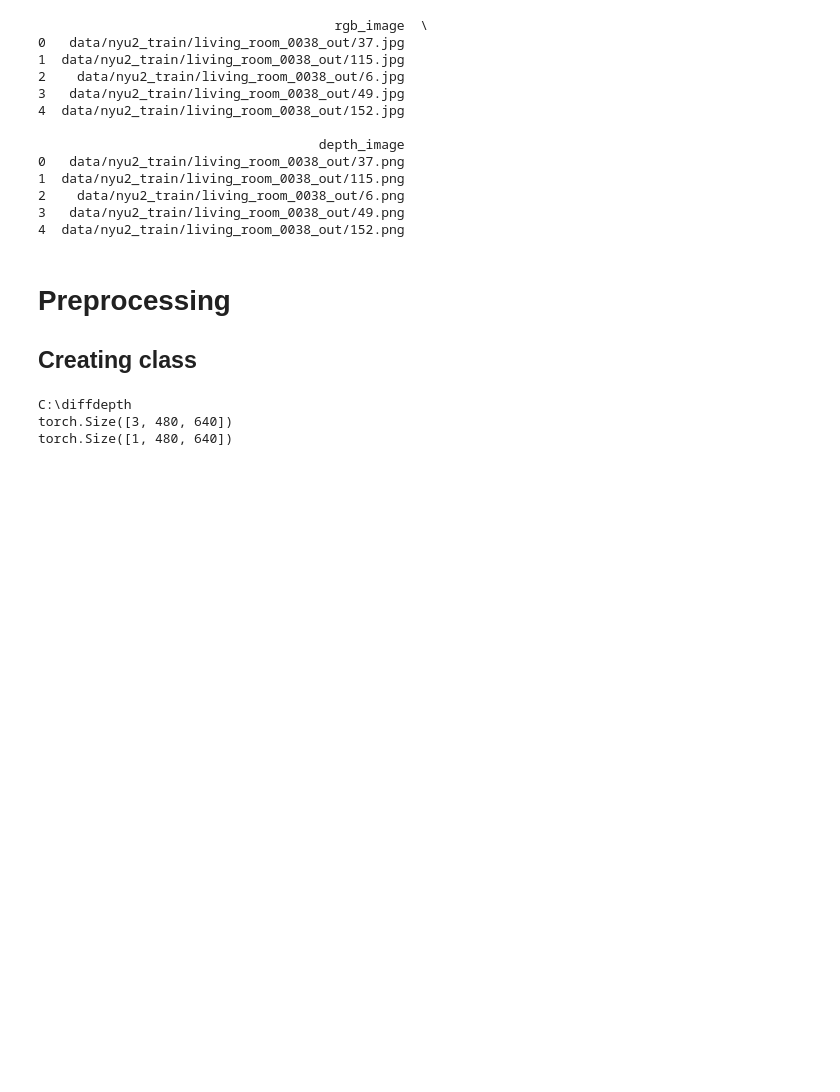
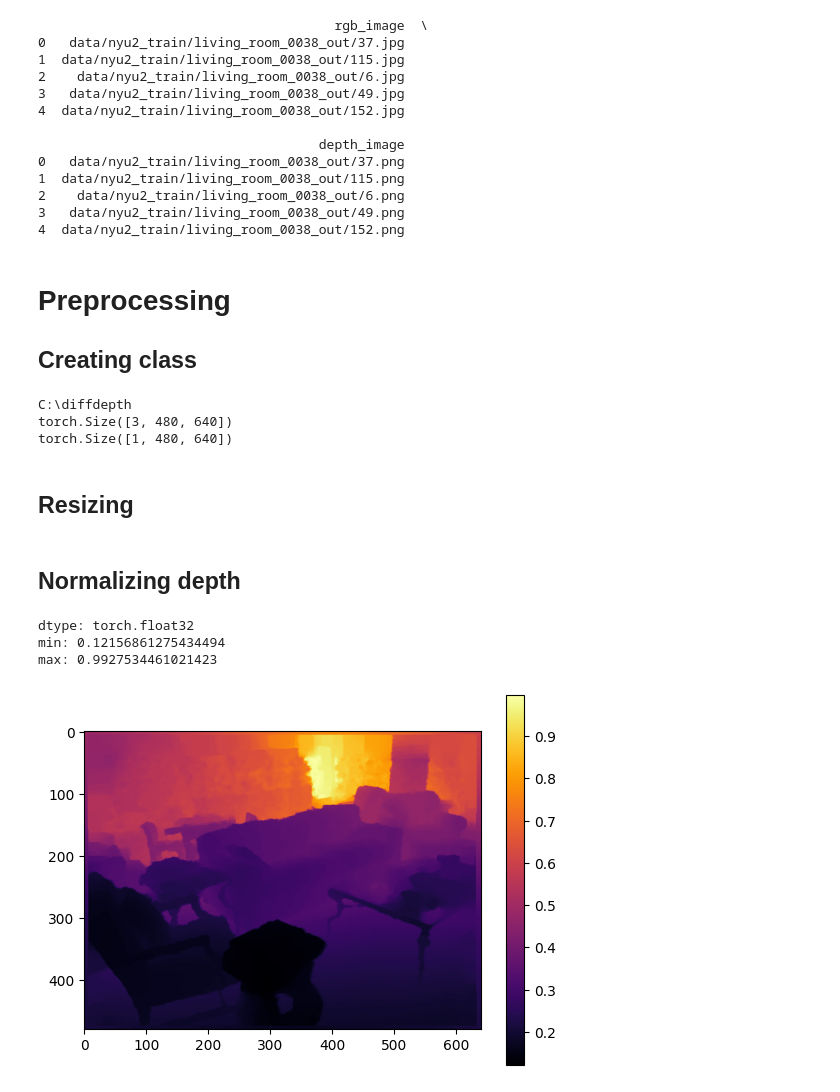
Before and after one commit to rgchdx/DiffDepth, a Jupyter notebook: notebooks/preprocess.ipynb, the cells around one changed output. Cells and saved outputs as stored; diff of their text form; code cells hidden in the pictures; blank space fills up the shorter version.

```diff
--- a/notebooks/preprocess.ipynb
+++ b/notebooks/preprocess.ipynb
@@ -46,8 +46,7 @@ class NYUDepthDataset(Dataset):
     def __getitem__(self, idx):
         rgb_path = os.path.join(self.project_root, self.df.iloc[idx]["rgb_path"])
         depth_path = os.path.join(self.project_root, self.df.iloc[idx]["depth_path"])
-
-        # DEBUG CHECK (keep this until things work)
+        # DEBUG CHECK
         if not os.path.exists(rgb_path):
             raise FileNotFoundError(f"RGB not found: {rgb_path}")
         if not os.path.exists(depth_path):
@@ -55,12 +54,14 @@ class NYUDepthDataset(Dataset):
 
         rgb = cv2.imread(rgb_path)
         rgb = cv2.cvtColor(rgb, cv2.COLOR_BGR2RGB)
-
         depth = cv2.imread(depth_path, cv2.IMREAD_UNCHANGED)
-
+        # HWC to CHW
         rgb = torch.tensor(rgb).permute(2,0,1).float() / 255.0
+        # add dimensionality to HW
         depth = torch.tensor(depth).unsqueeze(0).float()
-
+        # Normalization
+        depth = depth / 255.0
+        depth = depth.clamp(0.0, 1.0)
         return {"rgb": rgb, "depth": depth}
 # %%
 PROJECT_ROOT = os.path.abspath("..")
@@ -76,3 +77,27 @@ print(sample["depth"].shape)
 C:\diffdepth
 torch.Size([3, 480, 640])
 torch.Size([1, 480, 640])
+# %% [markdown]
+## Resizing
+# %%
+import torchvision.transforms as T
+resize = T.Resize((256,256))
+rgb = sample["rgb"]
+depth = sample["depth"]
+rgb = resize(rgb)
+depth = resize(depth)
+# %% [markdown]
+## Normalizing depth
+# %%
+# Normalization done in class instantiation
+print("dtype:", depth.dtype)
+print("min:", depth.min().item())
+print("max:", depth.max().item())
+plt.imshow(sample["depth"][0], cmap="inferno")
+plt.colorbar()
+plt.show()
+# %% [output]
+dtype: torch.float32
+min: 0.12156861275434494
+max: 0.9927534461021423
+[figure, added]
```
Also changed, not shown: parts of 3 cells of this notebook.
